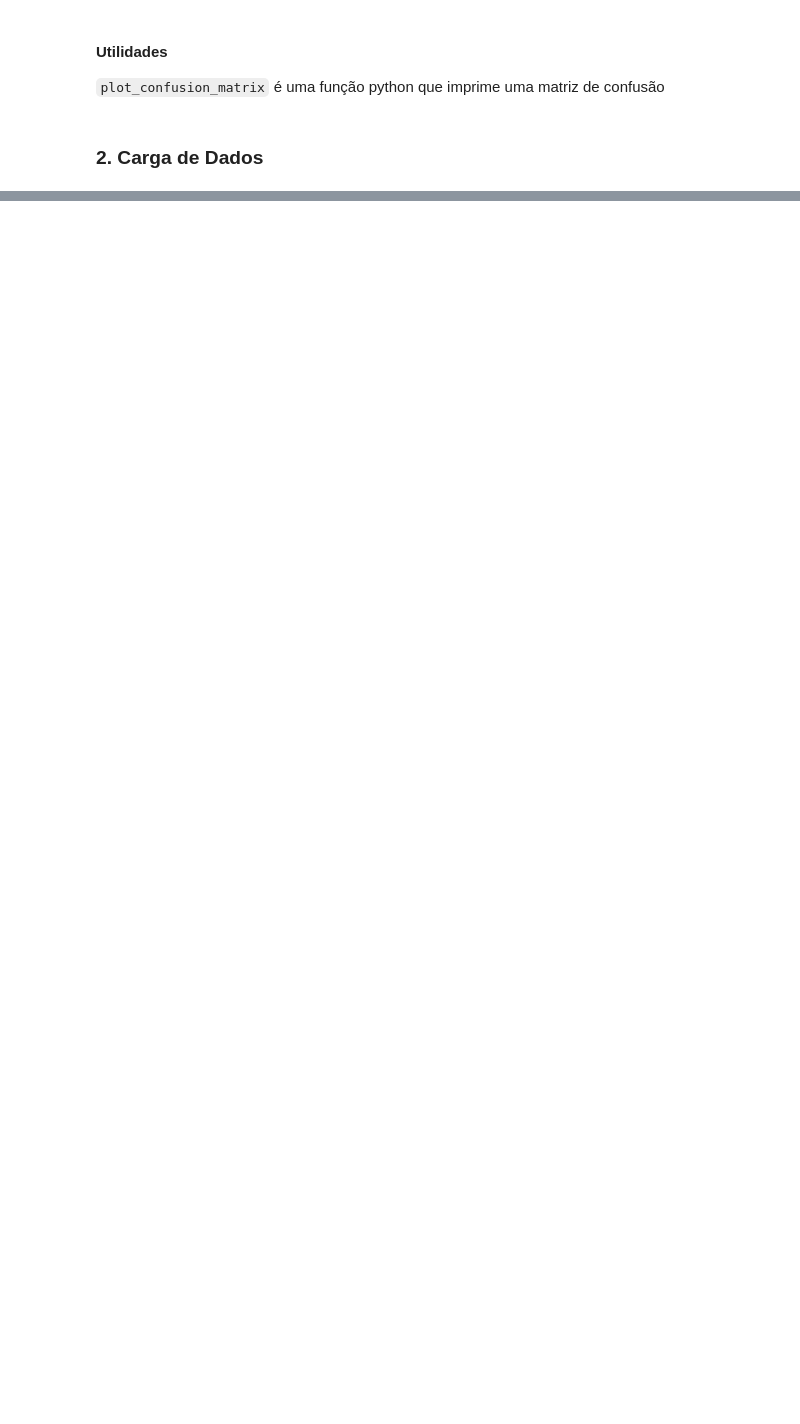
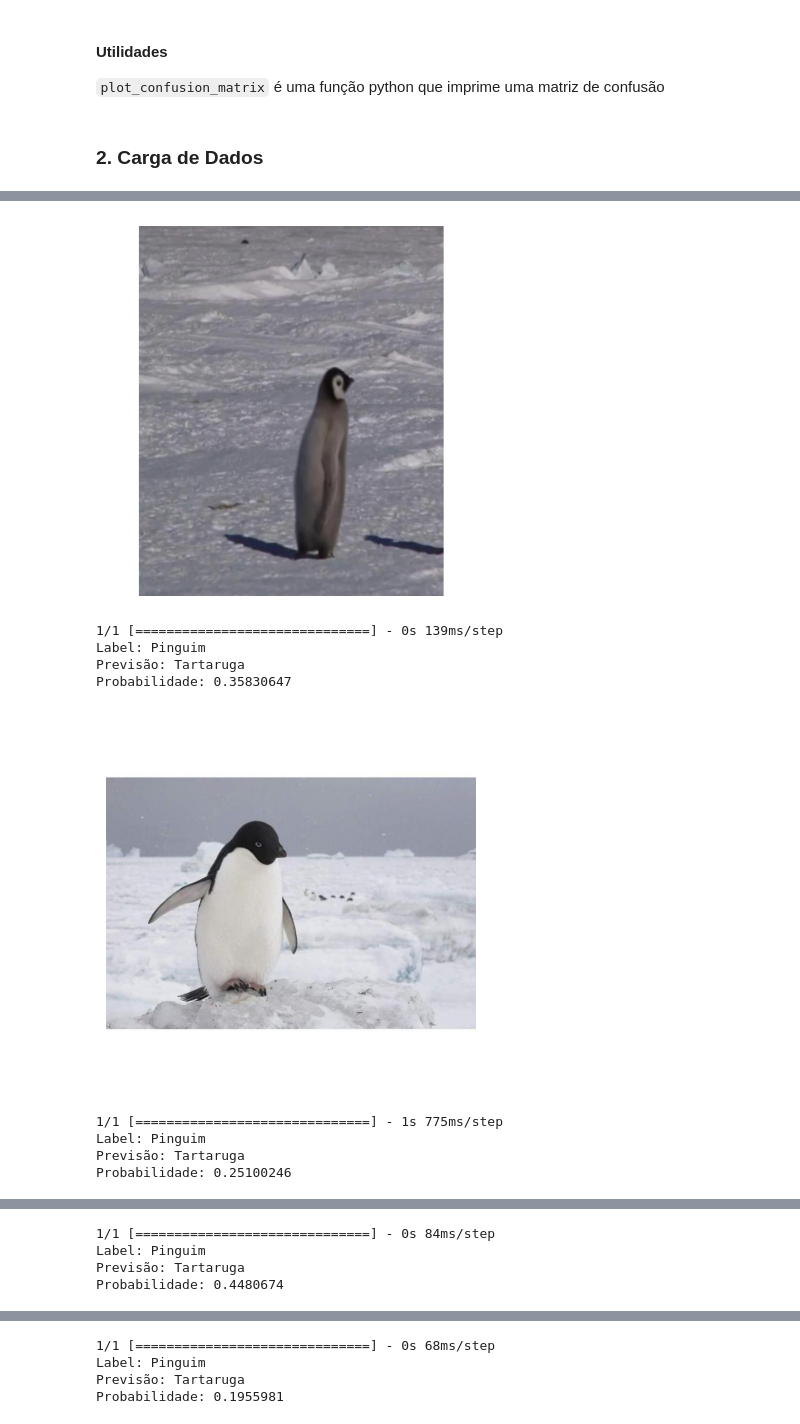
Before and after one commit to lucila-03/ML, a Jupyter notebook: MVP_Imagem.ipynb, the cells around one changed output, grey strips where cells are left out. Saved outputs shown, nothing was run; the diff lists cells and outputs as text; code cells hidden in the pictures; blank space fills up the shorter version.

```diff
--- a/MVP_Imagem.ipynb
+++ b/MVP_Imagem.ipynb
@@ -834,0 +139,14 @@ for batch in test_generator:
+# %%
+model = tf.keras.models.Sequential([
+    tf.keras.layers.Conv2D(32, (3, 3), activation='relu', input_shape=(img_height, img_width, 3)),
+    tf.keras.layers.MaxPooling2D((2, 2)),
+    tf.keras.layers.Conv2D(64, (3, 3), activation='relu'),
+    tf.keras.layers.MaxPooling2D((2, 2)),
+    tf.keras.layers.Conv2D(128, (3, 3), activation='elu'),
+    tf.keras.layers.MaxPooling2D((2, 2)),
+    tf.keras.layers.Conv2D(256, (3, 3), activation='relu'),
+    tf.keras.layers.MaxPooling2D((2, 2)),
+    tf.keras.layers.Flatten(),
+    tf.keras.layers.Dense(512, activation='elu'),  # Nova camada Dense com 512 unidades e ELU
+    tf.keras.layers.Dense(num_classes, activation='sigmoid')
+])
@@ -834,0 +157,3 @@ for batch in test_generator:
+# %%
+epochs = 60
+history = model.fit(train_generator, epochs=epochs, validation_data=val_generator)
@@ -834,0 +216,49 @@ for batch in test_generator:
+# %%
+
+count_images = 0
+class_names = ['Tartaruga', 'Pinguim']
+y_pred = []
+y_true = []
+
+# Percorrendo a pasta onde estão salvas as imagens de teste
+for subdir, dirs, files in os.walk(test_dir):
+    for file in files:
+        if file.endswith('.png') or file.endswith('.jpg'):
+            count_images += 1
+            split_path = os.path.join(subdir, file).split('/')
+            label = split_path[2]
+            y_true.append(label)
+
+            img_path = os.path.join(subdir, file)
+            img = Image.open(img_path)
+            plt.imshow(img)
+            plt.axis('off')  # Para não mostrar os eixos
+            plt.show()
+
+            img = image.load_img(img_path, target_size=(img_height, img_width))
+            x = image.img_to_array(img)
+            x = np.expand_dims(x, axis=0)
+            x = x.astype('float32') / 255.0
+
+            # Previsão
+            prediction = model.predict(x)
+
+            # Printando as saídas do modelo
+            predicted_class = np.argmax(prediction[0])
+            probability = prediction[0][predicted_class]
+            y_pred.append(class_names[predicted_class])
+            print("Label:", label)
+            print("Previsão:", class_names[predicted_class])
+            print("Probabilidade:", probability)
+            print("\n")
+# %% [output]
+[figure, added]
+1/1 [==============================] - 0s 139ms/step
+Label: Pinguim
+Previsão: Tartaruga
+Probabilidade: 0.35830647
+[figure, added]
+1/1 [==============================] - 1s 775ms/step
+Label: Pinguim
+Previsão: Tartaruga
+Probabilidade: 0.25100246
@@ -834,0 +266,4 @@ for batch in test_generator:
+1/1 [==============================] - 0s 84ms/step
+Label: Pinguim
+Previsão: Tartaruga
+Probabilidade: 0.4480674
@@ -834,0 +271,4 @@ for batch in test_generator:
+1/1 [==============================] - 0s 68ms/step
+Label: Pinguim
+Previsão: Tartaruga
+Probabilidade: 0.1955981
```
Also changed, not shown: parts of 74 cells of this notebook.
